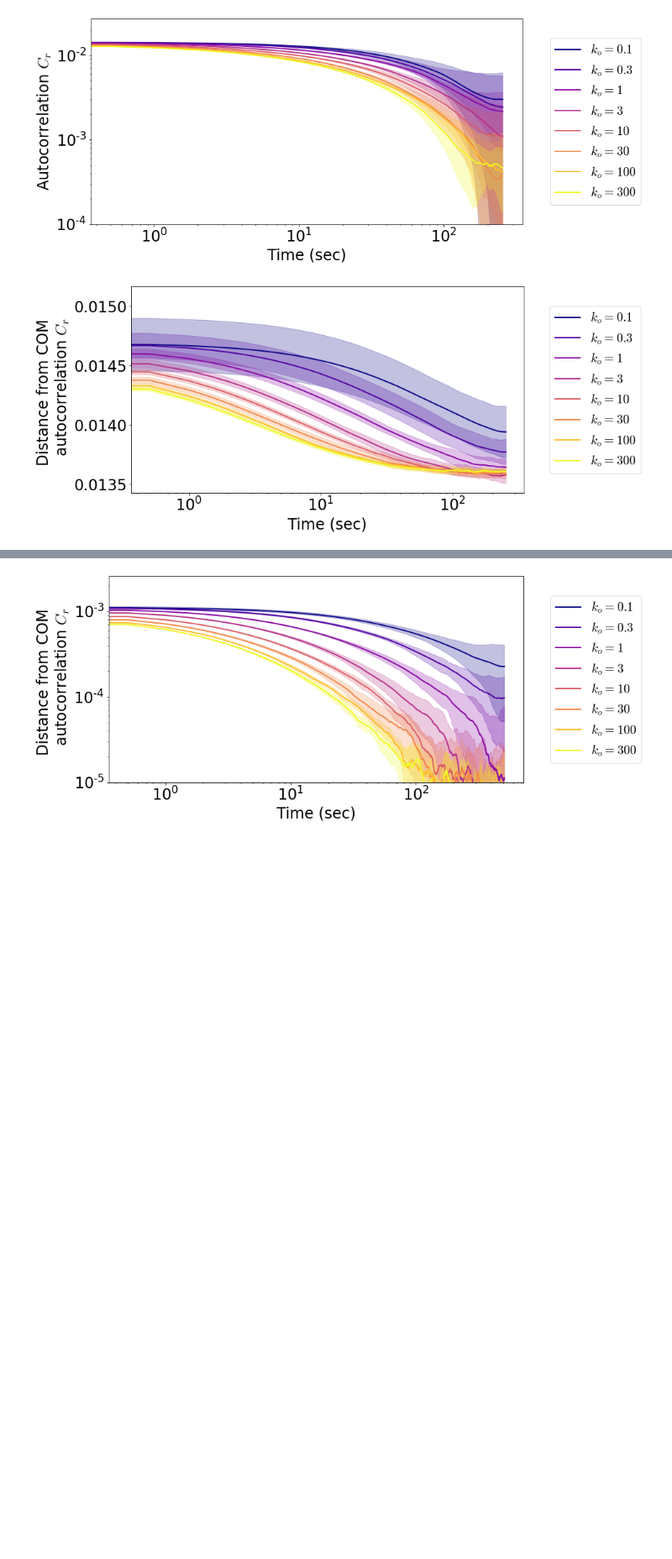
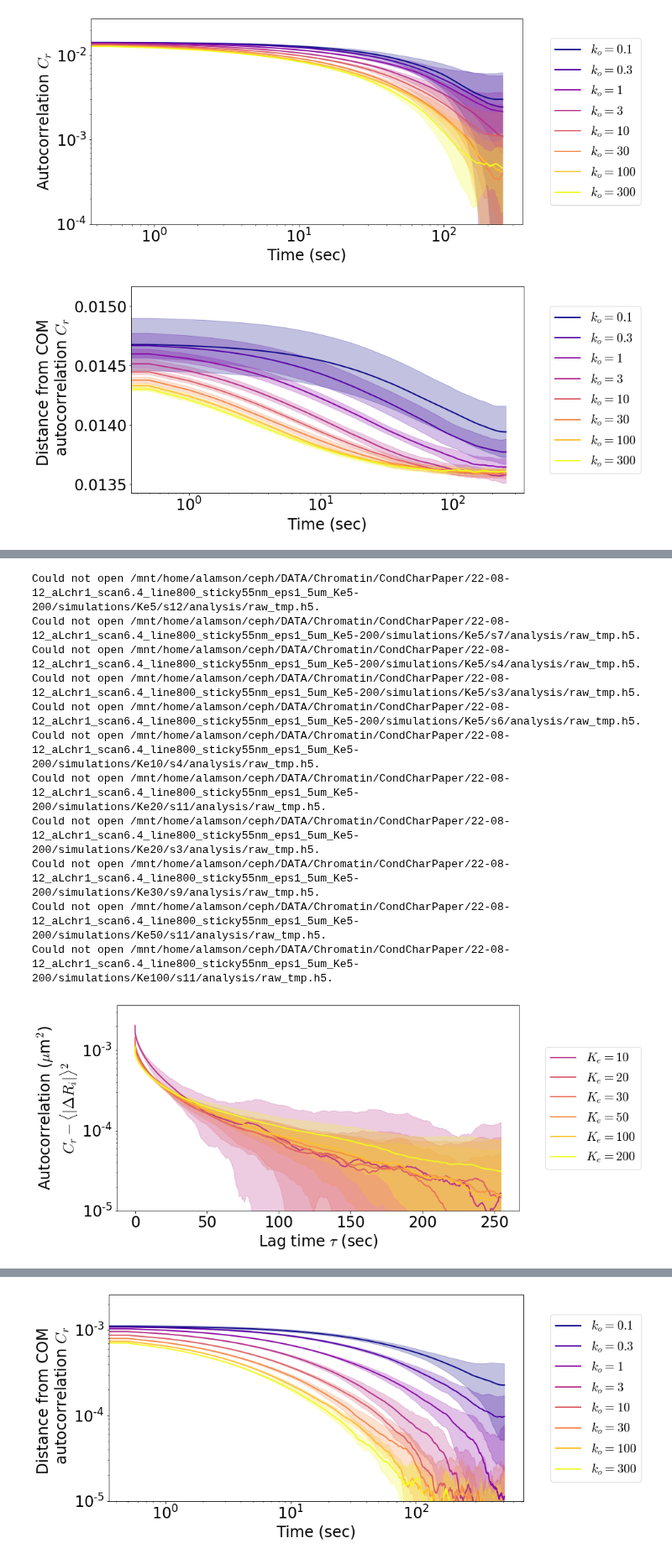
Before and after one commit to palladio11/aLENS_analysis, a Jupyter notebook: notebooks/Cond_char_figs/Fig4.ipynb, the cells around one changed output, grey strips where cells are left out. Shown at 84% size. Saved outputs shown, nothing was run; the diff lists cells and outputs as text; code cells hidden in the pictures; blank space fills up the shorter version.

Commit message:
Massive overhaul of notebooks 15-18. Too many changes to list.

```diff
--- a/notebooks/Cond_char_figs/Fig4.ipynb
+++ b/notebooks/Cond_char_figs/Fig4.ipynb
@@ -565,0 +647,79 @@ finally:
+# %%
+data_path = (ceph_path /"CondCharPaper/22-08-12_aLchr1_scan6.4_line800_sticky55nm_eps1_5um_Ke5-200/simulations")
+ss_ind = -1023
+end_ind = -1
+start_bead = 0
+end_bead = None
+try:
+    fig1, axarr1 = plt.subplots(1, 1, figsize=(14, 6))
+    mp = re.compile('Ke(\d*\.?\d+)')
+
+    param_dirs = sorted([pd for pd in data_path.glob('*/')],key=lambda x: float(mp.match(str(x.name))[1]))
+    param_vals = [float(mp.match(str(pd.name))[1]) for pd in param_dirs]
+    log_pvs = np.log10(param_vals)
+    log_pvs = (log_pvs-log_pvs.min())/((log_pvs.max() - log_pvs.min()))
+    colors = pl.cm.plasma(log_pvs)
+    avg_auto_corr_list = []
+    std_auto_corr_list = []
+    for i, pd in tqdm(enumerate(param_dirs)):
+        auto_corr_list = []
+        sd_h5_data_lst = []
+        for h5p in pd.glob('s*/analysis/raw*.h5'):
+            try:
+                sd_h5_data_lst+=[h5py.File(h5p, 'r')]
+            except:
+                print(f'Could not open {h5p}.')
+        if len(sd_h5_data_lst) == 0:
+            continue
+        label = re.split(r'(^[^\d]+)',str(pd.name))[1:][1]
+        if i < 2:
+            continue
+        for h5_data in sd_h5_data_lst:
+            valid_n = int((-ss_ind+end_ind)/2)
+            lag_arr = h5_data['time'][:valid_n]
+            sy_dat = h5_data['raw_data']['sylinders'][start_bead:end_bead,
+                                                      :, ss_ind:end_ind]
+            com_arr = .5 * (sy_dat[:, 2:5, :] + sy_dat[:, 5:8, :])
+            avg_dist = avg_dist_from_poly_com(com_arr)
+            n_beads = com_arr.shape[0]
+            auto_corr_list += [poly_dist_autocorr_fast(com_arr)[:valid_n]-(avg_dist.mean()**2)]
+        min_length = min([len(avg) for avg in auto_corr_list])
+        auto_corr_mat = torch.stack([avg[:min_length] for avg in auto_corr_list])
+
+        avg_auto_corr_list += [auto_corr_mat.mean(dim=0).cpu()]
+        std_auto_corr_list += [auto_corr_mat.std(dim=0).cpu()]
+
+        for h5d in sd_h5_data_lst:
+            h5d.close()
+
+        _ = axarr1.plot(lag_arr[:min_length], avg_auto_corr_list[-1], color=colors[i], label=f"$ K_e = {label}$")
+        ci = (std_auto_corr_list[-1]/np.sqrt(len(avg_auto_corr_list)))* (np.sqrt(2)*erfinv(.95)) # 95% confidence interval
+        _ = axarr1.fill_between(lag_arr[:min_length], (avg_auto_corr_list[-1] - ci), (avg_auto_corr_list[-1] + ci),color=colors[i], alpha=.25)
+
+    _ = axarr1.set_ylabel('Autocorrelation ($\mu$m$^2$)\n' + r'$C_r - \langle |\Delta R_i| \rangle^2$')
+    _ = axarr1.set_xlabel(r'Lag time $\tau$ (sec)')
+    _ = axarr1.set_yscale('log')
+    # _ = axarr1.set_xscale('log')
+    _ = axarr1.set_ylim(0.00001)
+
+    _ = axarr1.legend(loc='center left', bbox_to_anchor=(1.05, .5))
+    fig1.tight_layout()
+
+except:
+    raise
+finally:
+    for h5d in sd_h5_data_lst:
+        h5d.close()
+# %% [output]
+Could not open /mnt/home/alamson/ceph/DATA/Chromatin/CondCharPaper/22-08-12_aLchr1_scan6.4_line800_sticky55nm_eps1_5um_Ke5-200/simulations/Ke5/s12/analysis/raw_tmp.h5.
+Could not open /mnt/home/alamson/ceph/DATA/Chromatin/CondCharPaper/22-08-12_aLchr1_scan6.4_line800_sticky55nm_eps1_5um_Ke5-200/simulations/Ke5/s7/analysis/raw_tmp.h5.
+Could not open /mnt/home/alamson/ceph/DATA/Chromatin/CondCharPaper/22-08-12_aLchr1_scan6.4_line800_sticky55nm_eps1_5um_Ke5-200/simulations/Ke5/s4/analysis/raw_tmp.h5.
+Could not open /mnt/home/alamson/ceph/DATA/Chromatin/CondCharPaper/22-08-12_aLchr1_scan6.4_line800_sticky55nm_eps1_5um_Ke5-200/simulations/Ke5/s3/analysis/raw_tmp.h5.
+Could not open /mnt/home/alamson/ceph/DATA/Chromatin/CondCharPaper/22-08-12_aLchr1_scan6.4_line800_sticky55nm_eps1_5um_Ke5-200/simulations/Ke5/s6/analysis/raw_tmp.h5.
+Could not open /mnt/home/alamson/ceph/DATA/Chromatin/CondCharPaper/22-08-12_aLchr1_scan6.4_line800_sticky55nm_eps1_5um_Ke5-200/simulations/Ke10/s4/analysis/raw_tmp.h5.
+Could not open /mnt/home/alamson/ceph/DATA/Chromatin/CondCharPaper/22-08-12_aLchr1_scan6.4_line800_sticky55nm_eps1_5um_Ke5-200/simulations/Ke20/s11/analysis/raw_tmp.h5.
+Could not open /mnt/home/alamson/ceph/DATA/Chromatin/CondCharPaper/22-08-12_aLchr1_scan6.4_line800_sticky55nm_eps1_5um_Ke5-200/simulations/Ke20/s3/analysis/raw_tmp.h5.
+Could not open /mnt/home/alamson/ceph/DATA/Chromatin/CondCharPaper/22-08-12_aLchr1_scan6.4_line800_sticky55nm_eps1_5um_Ke5-200/simulations/Ke30/s9/analysis/raw_tmp.h5.
+Could not open /mnt/home/alamson/ceph/DATA/Chromatin/CondCharPaper/22-08-12_aLchr1_scan6.4_line800_sticky55nm_eps1_5um_Ke5-200/simulations/Ke50/s11/analysis/raw_tmp.h5.
+Could not open /mnt/home/alamson/ceph/DATA/Chromatin/CondCharPaper/22-08-12_aLchr1_scan6.4_line800_sticky55nm_eps1_5um_Ke5-200/simulations/Ke100/s11/analysis/raw_tmp.h5.
+[figure, added]
```
Also changed, not shown: parts of 16 cells of this notebook, 10 other files.
